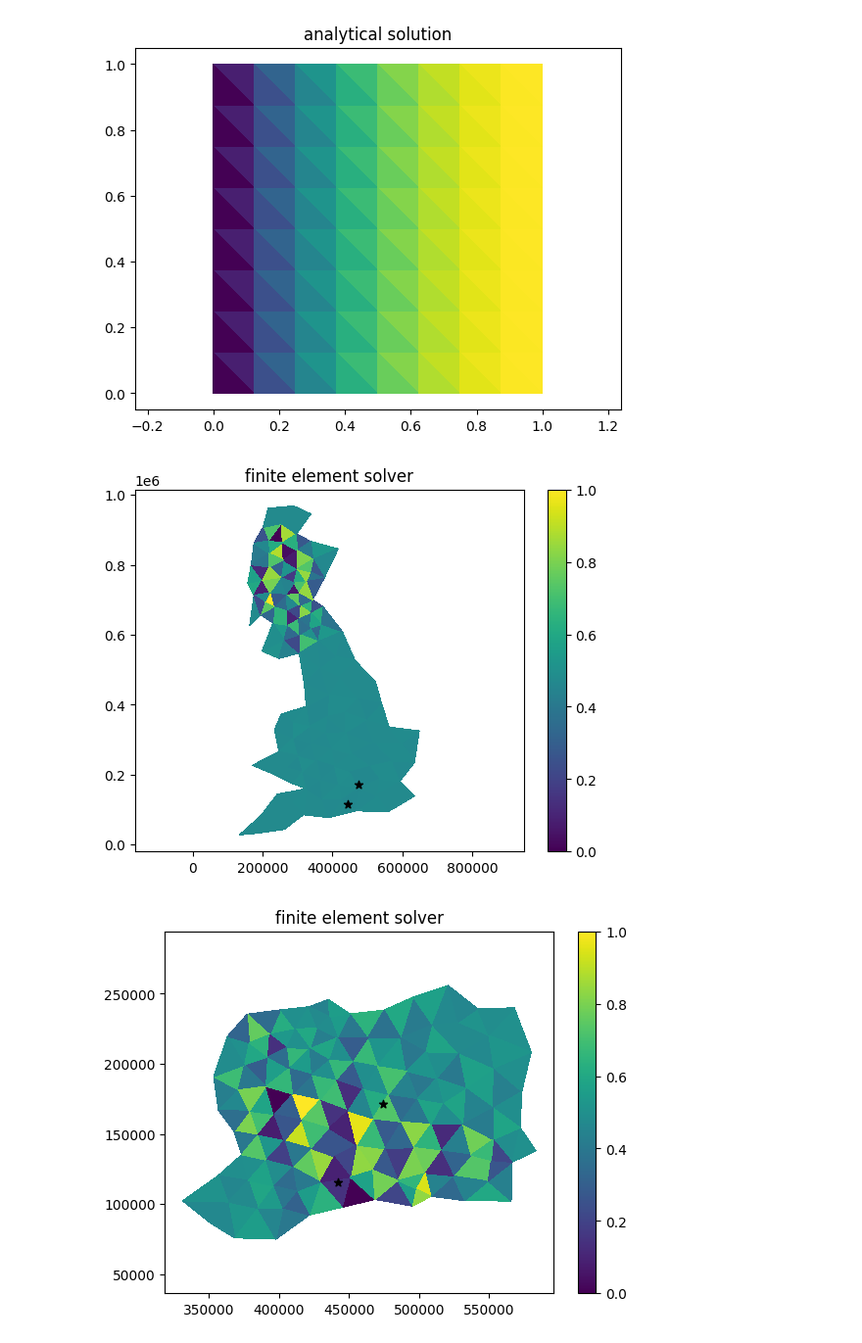
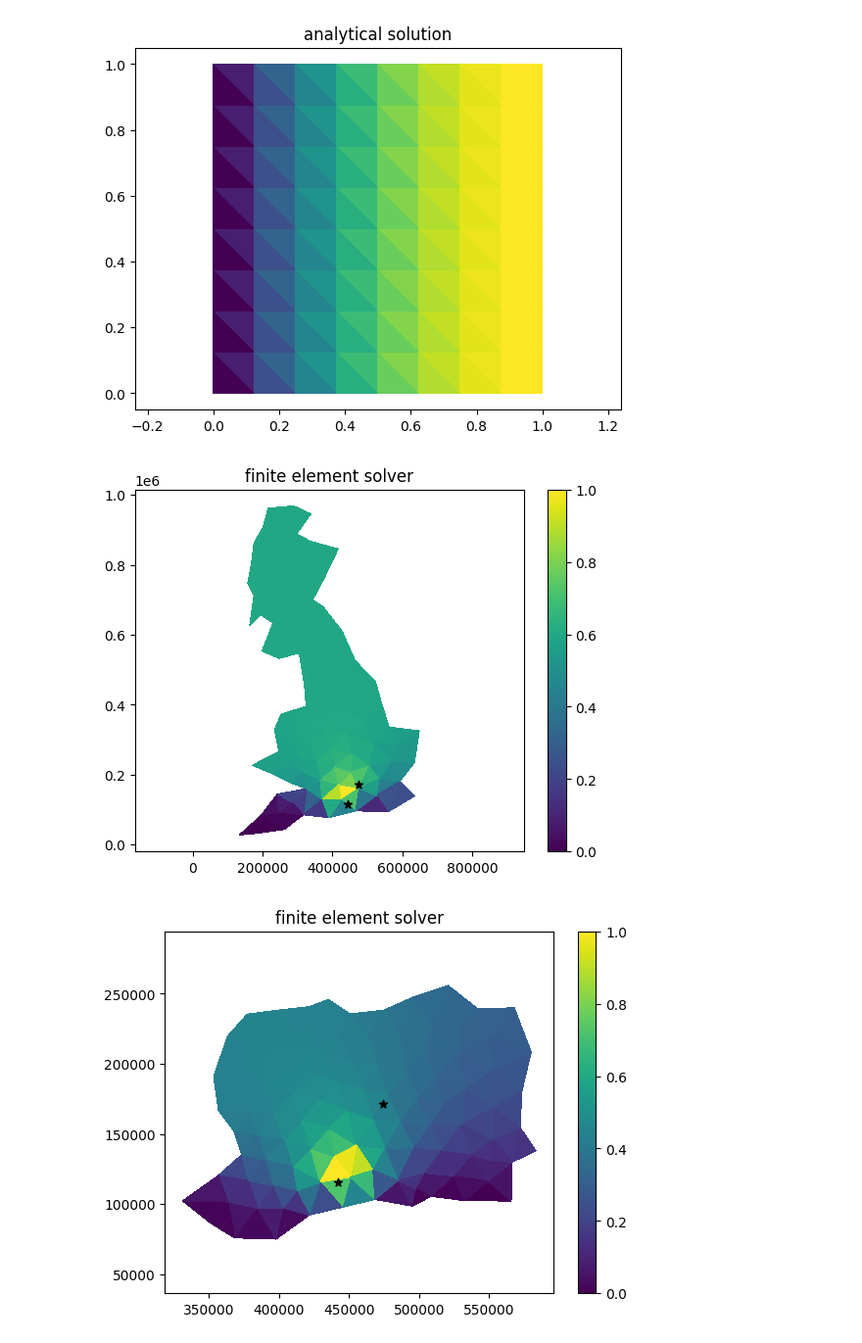
Before and after one commit to 000rla/Numerics_assignment_2, a Jupyter notebook: exercises.ipynb, the cells around one changed output. Shown at 98% size. Drawn from its saved outputs; the diff is of its cells as text; code cells hidden in the pictures.

Commit message:
trying to fix advection

```diff
--- a/exercises.ipynb
+++ b/exercises.ipynb
@@ -628,18 +666,16 @@ plt.show()
 [figure]
 [figure]
 # %%
-def ians_example(S=source_function,D=.01,u=1,map='esw',res='100'):
+def ians_example(S=source_function,D=1,u=1E-10,map='esw',res='100'):
     nodes = np.loadtxt('data/'+map+'_nodes_'+res+'k.txt')
 
     IEN = np.loadtxt('data/'+map+'_IEN_'+res+'k.txt',
                     dtype=np.int64)
     boundary_nodes = np.loadtxt('data/'+map+'_bdry_'+res+'k.txt',
                                 dtype=np.int64)
-    # Make all boundary points Dirichlet
-    ID = np.zeros(len(nodes), dtype=np.int64)
-
     southern_boarder = np.where(nodes[boundary_nodes,1] <= 110000)[0]
 
+    ID = np.zeros(len(nodes), dtype=np.int64)
     n_eq = 0
     for nID in range(len(nodes)):
         if nID in southern_boarder:
@@ -652,17 +688,18 @@ def ians_example(S=source_function,D=.01,u=1,map='esw',res='100'):
     N_elements = IEN.shape[0]
     N_nodes = nodes.shape[0]
     nodes=nodes.T
+
     # Location matrix
     LM = np.zeros_like(IEN.T)
     for e in range(N_elements):
         for a in range(3):
             LM[a,e] = ID[IEN[e,a]]
     # Global stiffness matrix and force vector
-    K = np.zeros((N_equations, N_equations))
+    K = sp.lil_matrix((N_equations, N_equations))
     F = np.zeros((N_equations,))
     # Loop over elements
     for e in range(N_elements):
-        k_e = D*stiffness_2d(nodes[:,IEN[e,:]])-u*stiffness_advection(nodes[:,IEN[e,:]])
+        k_e = D*stiffness_2d(nodes[:,IEN[e,:]]) - u*stiffness_advection(nodes[:,IEN[e,:]])
         f_e = force_2d(nodes[:,IEN[e,:]], S)
         for a in range(3):
             A = LM[a, e]
@@ -673,7 +710,8 @@ def ians_example(S=source_function,D=.01,u=1,map='esw',res='100'):
             if (A >= 0):
                 F[A] += f_e[a]
     # Solve
-    Psi_interior = np.linalg.solve(K, F)
+    K=sp.csr_matrix(K)
+    Psi_interior = sp.linalg.spsolve(K, F)
     Psi_A = np.zeros(N_nodes)
     for n in range(N_nodes):
         if ID[n] >= 0: # Otherwise Psi should be zero, and we've initialized that already.
@@ -691,32 +729,32 @@ def ians_example(S=source_function,D=.01,u=1,map='esw',res='100'):
     # ax[0].set_title('finite element solver')
 
     # c2=ax[1].tripcolor(nodes[0], nodes[1],z, triangles=IEN,vmin=vmin,vmax=vmax)
     # ax[1].set_title('analytical solution')
 
     # fig.colorbar(c1, ax=[ax[0], ax[1]])
     # plt.show()
 
     plt.tripcolor(nodes[0], nodes[1],Psi_A, triangles=IEN)
     plt.scatter(442365, 115483,c='k',marker='*',label='UoS')
     plt.scatter(473993, 171625,c='k',marker='*', label='UoR')
     plt.title('finite element solver')
     plt.colorbar()
     plt.axis('equal')
     plt.show()
 
     # plt.tripcolor(nodes[0], nodes[1],S(nodes), triangles=IEN)
     # # plt.scatter(nodes[0,boundary_nodes],nodes[1,boundary_nodes])
     # # plt.scatter(nodes[0,southern_boarder],nodes[1,southern_boarder])
     # plt.title('source')
     # plt.colorbar()
     # plt.axis('equal')
     # plt.show()
 
 
     return Psi_A
 
 psi=ians_example()
 psi=ians_example(map='las',res='40')
 # %% [output]
-[figure, old version]
+[figure, new version]
-[figure, old version]
+[figure, new version]
```
Also changed, not shown: parts of 5 cells of this notebook.
